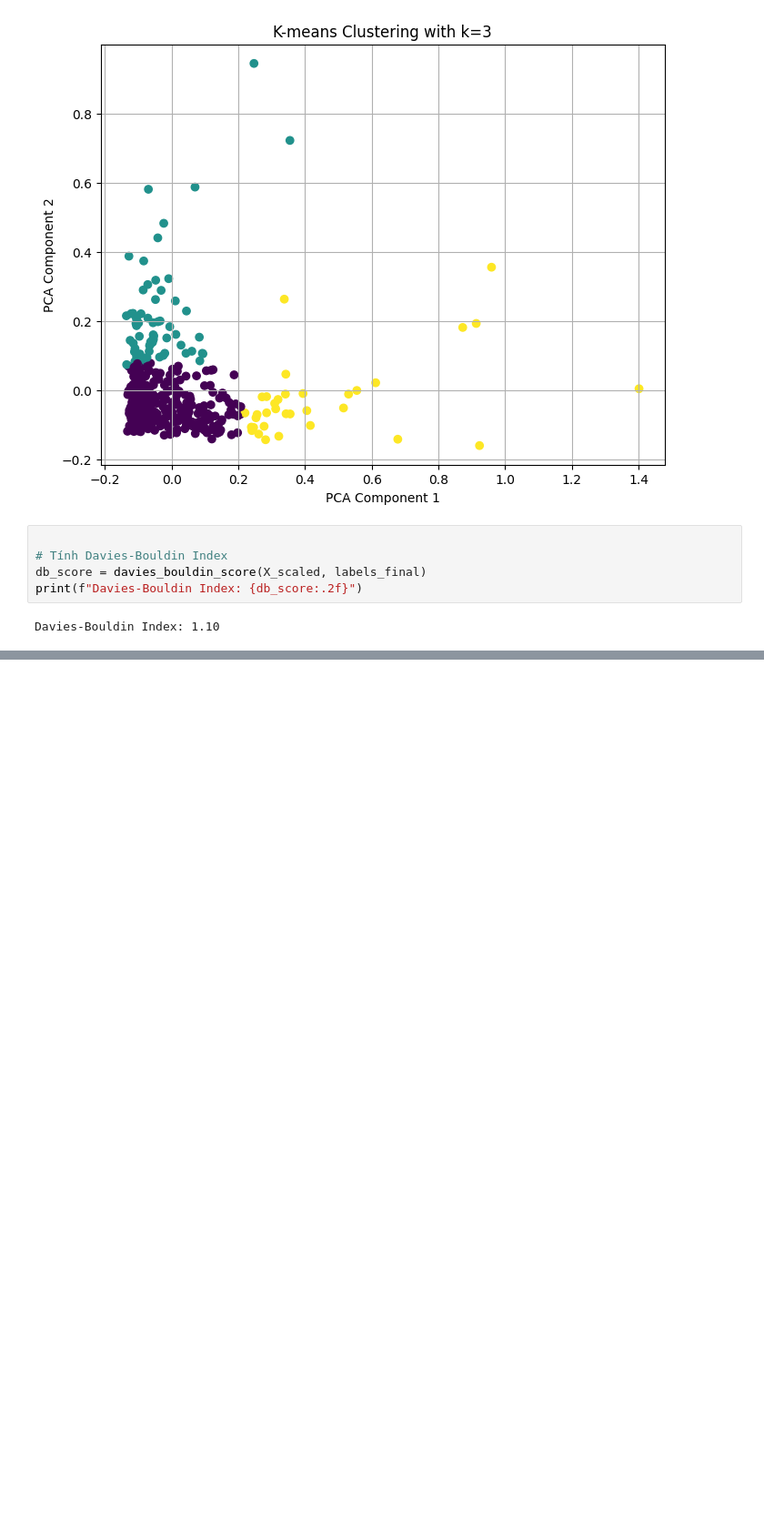
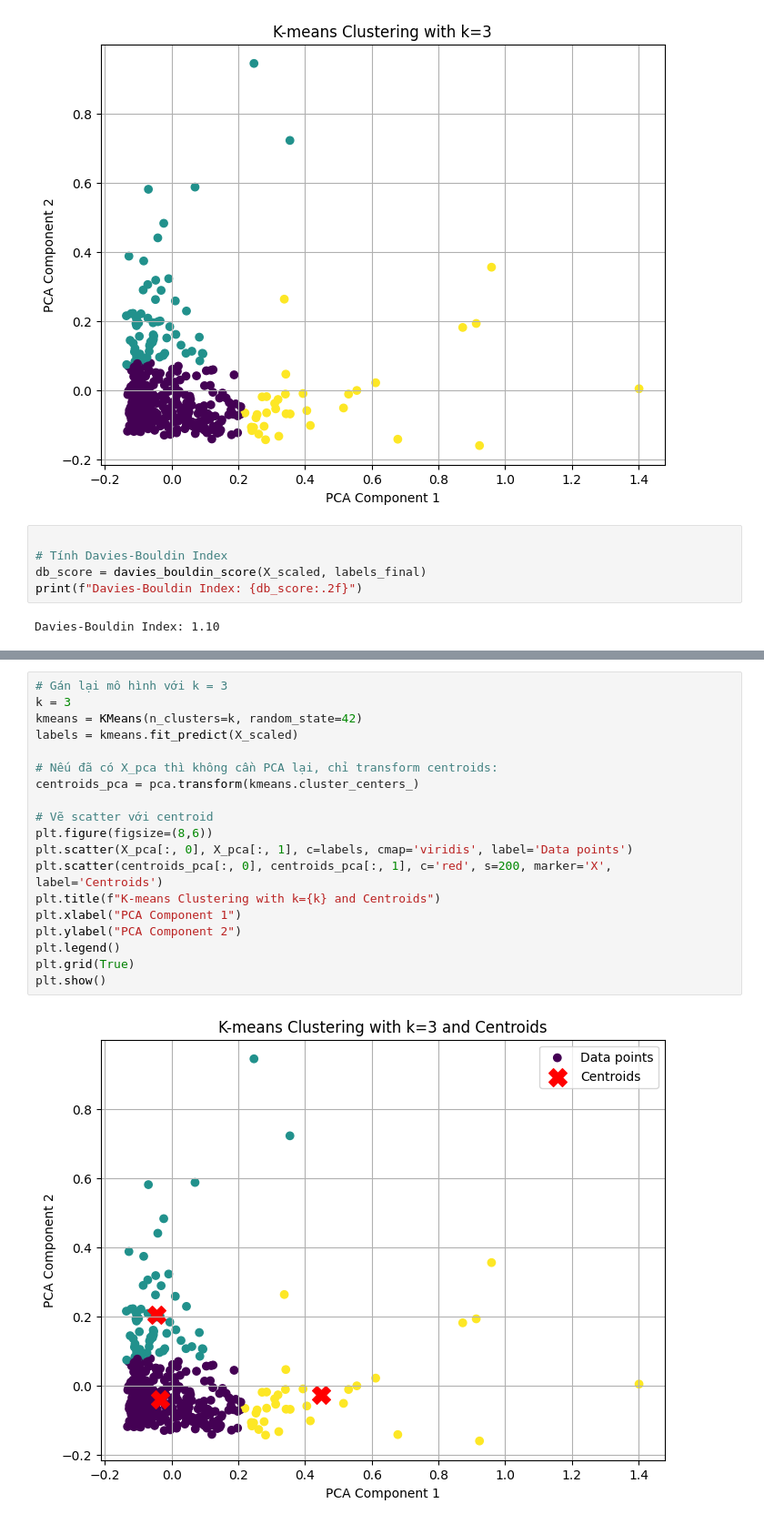
Before and after one commit to cestthanh/ML2_Labwork, a Jupyter notebook: Lab2-TuanThanh/wholesale_kmeans.ipynb, the cells around one changed output, grey strips where cells are left out. Shown at 91% size. Saved outputs shown, nothing was run; the diff lists cells and outputs as text; blank space fills up the shorter version.

```diff
--- a/Lab2-TuanThanh/wholesale_kmeans.ipynb
+++ b/Lab2-TuanThanh/wholesale_kmeans.ipynb
@@ -106,0 +130,21 @@ Davies-Bouldin Index: 1.10
+# %%
+# Gán lại mô hình với k = 3
+k = 3
+kmeans = KMeans(n_clusters=k, random_state=42)
+labels = kmeans.fit_predict(X_scaled)
+
+# Nếu đã có X_pca thì không cần PCA lại, chỉ transform centroids:
+centroids_pca = pca.transform(kmeans.cluster_centers_)
+
+# Vẽ scatter với centroid
+plt.figure(figsize=(8,6))
+plt.scatter(X_pca[:, 0], X_pca[:, 1], c=labels, cmap='viridis', label='Data points')
+plt.scatter(centroids_pca[:, 0], centroids_pca[:, 1], c='red', s=200, marker='X', label='Centroids')
+plt.title(f"K-means Clustering with k={k} and Centroids")
+plt.xlabel("PCA Component 1")
+plt.ylabel("PCA Component 2")
+plt.legend()
+plt.grid(True)
+plt.show()
+# %% [output]
+[figure, added]
```
Also changed, not shown: parts of 9 cells of this notebook, 1 other file.
